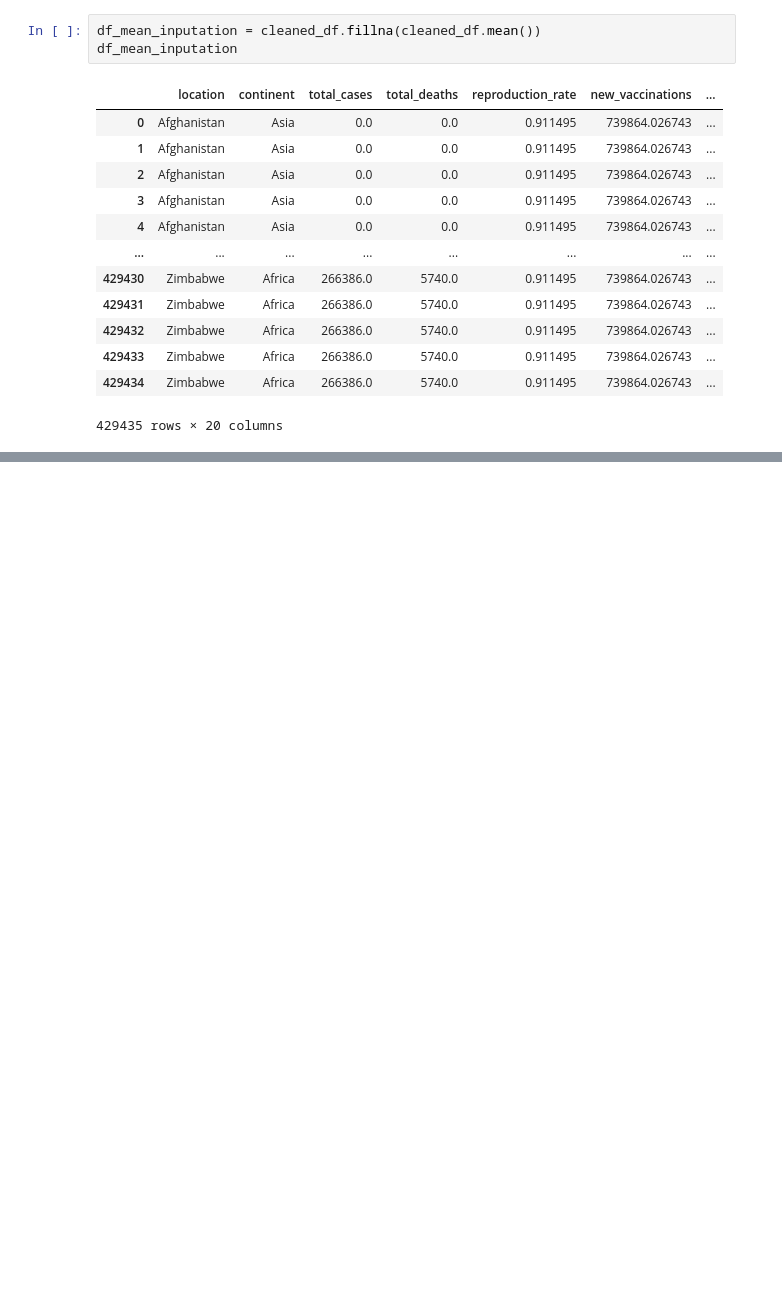
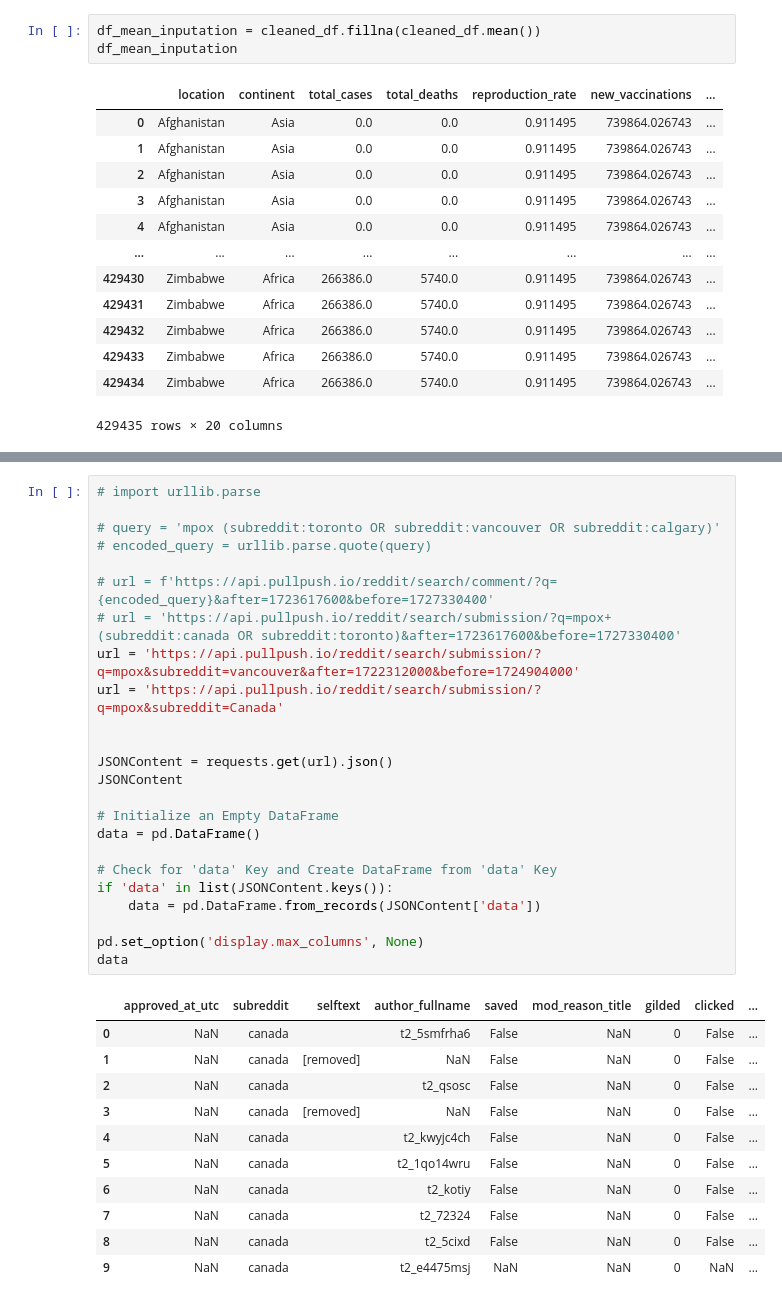
Before and after one commit to Alexander-Gebreamlak/COVID-19-Analysis-and-Mpox-Public-Concerns-, a Jupyter notebook: Assignment_2_COVID-19_Data_Analysis_&_Addressing_Mpox_Misinformation&Disinformation.ipynb, the cells around one changed output, grey strips where cells are left out. Drawn from its saved outputs; the diff is of its cells as text; blank space fills up the shorter version.

```diff
--- a/Assignment_2_COVID-19_Data_Analysis_&_Addressing_Mpox_Misinformation&Disinformation.ipynb
+++ b/Assignment_2_COVID-19_Data_Analysis_&_Addressing_Mpox_Misinformation&Disinformation.ipynb
@@ -189,0 +312,36 @@ sns.heatmap(corr, mask=mask, cmap=cmap, vmax=.3, center=0,
+# %%
+# import urllib.parse
+
+# query = 'mpox (subreddit:toronto OR subreddit:vancouver OR subreddit:calgary)'
+# encoded_query = urllib.parse.quote(query)
+
+# url = f'https://api.pullpush.io/reddit/search/comment/?q={encoded_query}&after=1723617600&before=1727330400'
+# url = 'https://api.pullpush.io/reddit/search/submission/?q=mpox+(subreddit:canada OR subreddit:toronto)&after=1723617600&before=1727330400'
+url = 'https://api.pullpush.io/reddit/search/submission/?q=mpox&subreddit=vancouver&after=1722312000&before=1724904000'
+url = 'https://api.pullpush.io/reddit/search/submission/?q=mpox&subreddit=Canada'
+
+
+JSONContent = requests.get(url).json()
+JSONContent
+
+# Initialize an Empty DataFrame
+data = pd.DataFrame()
+
+# Check for 'data' Key and Create DataFrame from 'data' Key
+if 'data' in list(JSONContent.keys()):
+    data = pd.DataFrame.from_records(JSONContent['data'])
+
+pd.set_option('display.max_columns', None)
+data
+# %% [output]
+|  | approved_at_utc | subreddit | selftext | author_fullname | saved | mod_reason_title | gilded | clicked | ... |
+| 0 | NaN | canada |  | t2_5smfrha6 | False | NaN | 0 | False | ... |
+| 1 | NaN | canada | [removed] | NaN | False | NaN | 0 | False | ... |
+| 2 | NaN | canada |  | t2_qsosc | False | NaN | 0 | False | ... |
+| 3 | NaN | canada | [removed] | NaN | False | NaN | 0 | False | ... |
+| 4 | NaN | canada |  | t2_kwyjc4ch | False | NaN | 0 | False | ... |
+| 5 | NaN | canada |  | t2_1qo14wru | False | NaN | 0 | False | ... |
+| 6 | NaN | canada |  | t2_kotiy | False | NaN | 0 | False | ... |
+| 7 | NaN | canada |  | t2_72324 | False | NaN | 0 | False | ... |
+| 8 | NaN | canada |  | t2_5cixd | False | NaN | 0 | False | ... |
+| 9 | NaN | canada |  | t2_e4475msj | NaN | NaN | 0 | NaN | ... |
```
Also changed, not shown: parts of 11 cells of this notebook, 1 other file.
